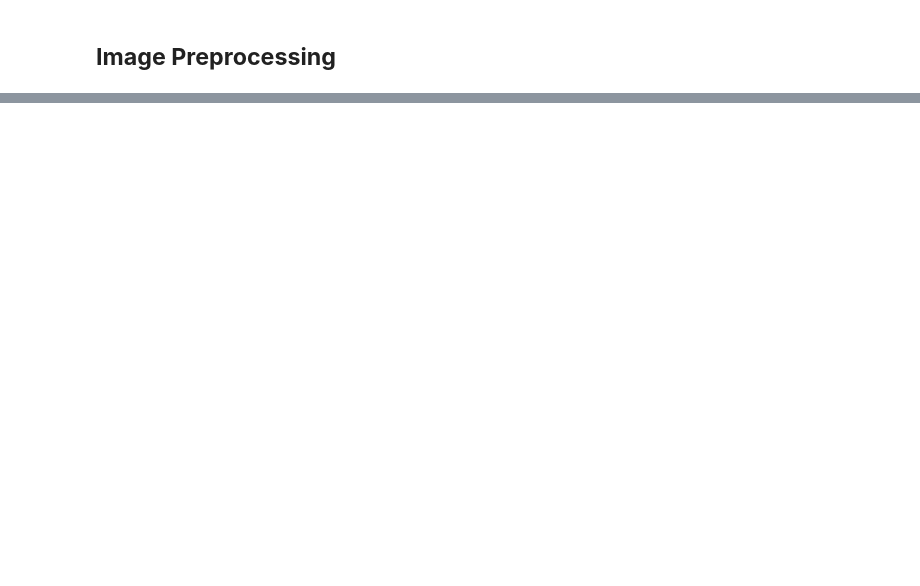
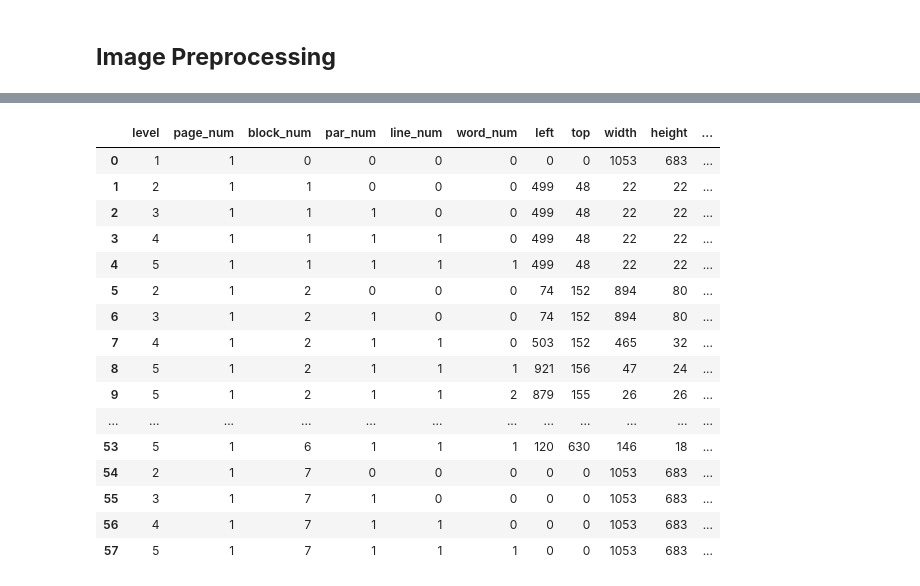
Before and after one commit to HatemGamal/ElectroPi, a Jupyter notebook: OCR_for_National_ID.ipynb, the cells around one changed output, grey strips where cells are left out. Saved outputs shown, nothing was run; the diff lists cells and outputs as text; code cells hidden in the pictures; blank space fills up the shorter version.

```diff
--- a/OCR_for_National_ID.ipynb
+++ b/OCR_for_National_ID.ipynb
@@ -223,0 +186,22 @@ oe
+# %%
+# save ectracted information to a dataframe
+df = pytesseract.image_to_data(img2, lang='ara+eng', output_type='data.frame')
+df
+# %% [output]
+|  | level | page_num | block_num | par_num | line_num | word_num | left | top | width | height | ... |
+| 0 | 1 | 1 | 0 | 0 | 0 | 0 | 0 | 0 | 1053 | 683 | ... |
+| 1 | 2 | 1 | 1 | 0 | 0 | 0 | 499 | 48 | 22 | 22 | ... |
+| 2 | 3 | 1 | 1 | 1 | 0 | 0 | 499 | 48 | 22 | 22 | ... |
+| 3 | 4 | 1 | 1 | 1 | 1 | 0 | 499 | 48 | 22 | 22 | ... |
+| 4 | 5 | 1 | 1 | 1 | 1 | 1 | 499 | 48 | 22 | 22 | ... |
+| 5 | 2 | 1 | 2 | 0 | 0 | 0 | 74 | 152 | 894 | 80 | ... |
+| 6 | 3 | 1 | 2 | 1 | 0 | 0 | 74 | 152 | 894 | 80 | ... |
+| 7 | 4 | 1 | 2 | 1 | 1 | 0 | 503 | 152 | 465 | 32 | ... |
+| 8 | 5 | 1 | 2 | 1 | 1 | 1 | 921 | 156 | 47 | 24 | ... |
+| 9 | 5 | 1 | 2 | 1 | 1 | 2 | 879 | 155 | 26 | 26 | ... |
+| ... | ... | ... | ... | ... | ... | ... | ... | ... | ... | ... | ... |
+| 53 | 5 | 1 | 6 | 1 | 1 | 1 | 120 | 630 | 146 | 18 | ... |
+| 54 | 2 | 1 | 7 | 0 | 0 | 0 | 0 | 0 | 1053 | 683 | ... |
+| 55 | 3 | 1 | 7 | 1 | 0 | 0 | 0 | 0 | 1053 | 683 | ... |
+| 56 | 4 | 1 | 7 | 1 | 1 | 0 | 0 | 0 | 1053 | 683 | ... |
+| 57 | 5 | 1 | 7 | 1 | 1 | 1 | 0 | 0 | 1053 | 683 | ... |
```
Also changed, not shown: parts of 13 cells of this notebook.
